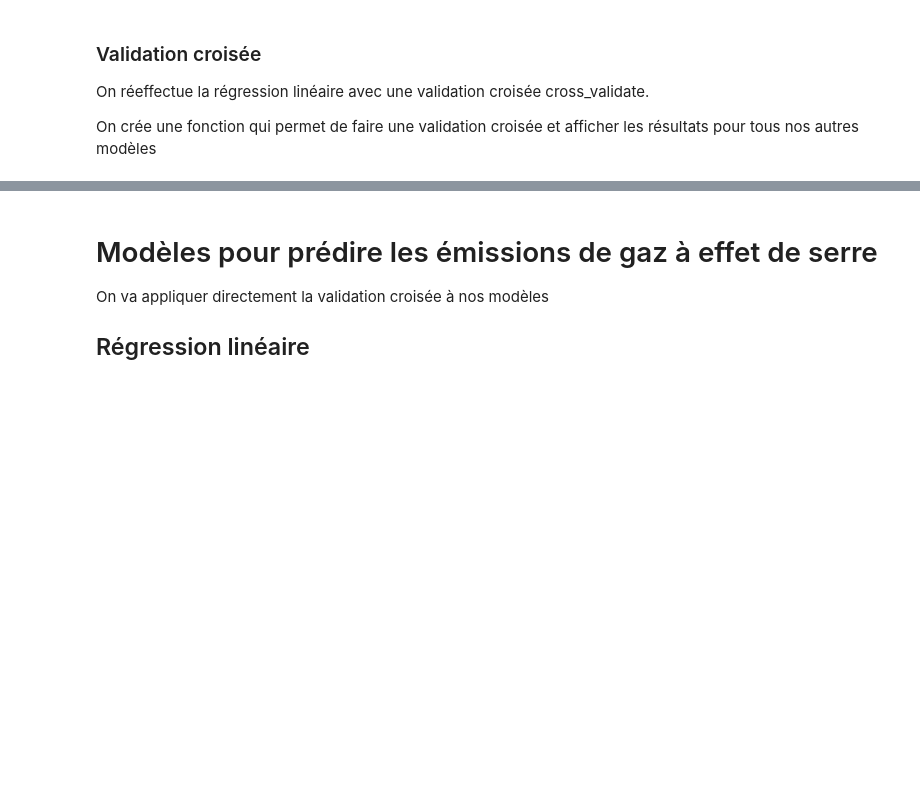
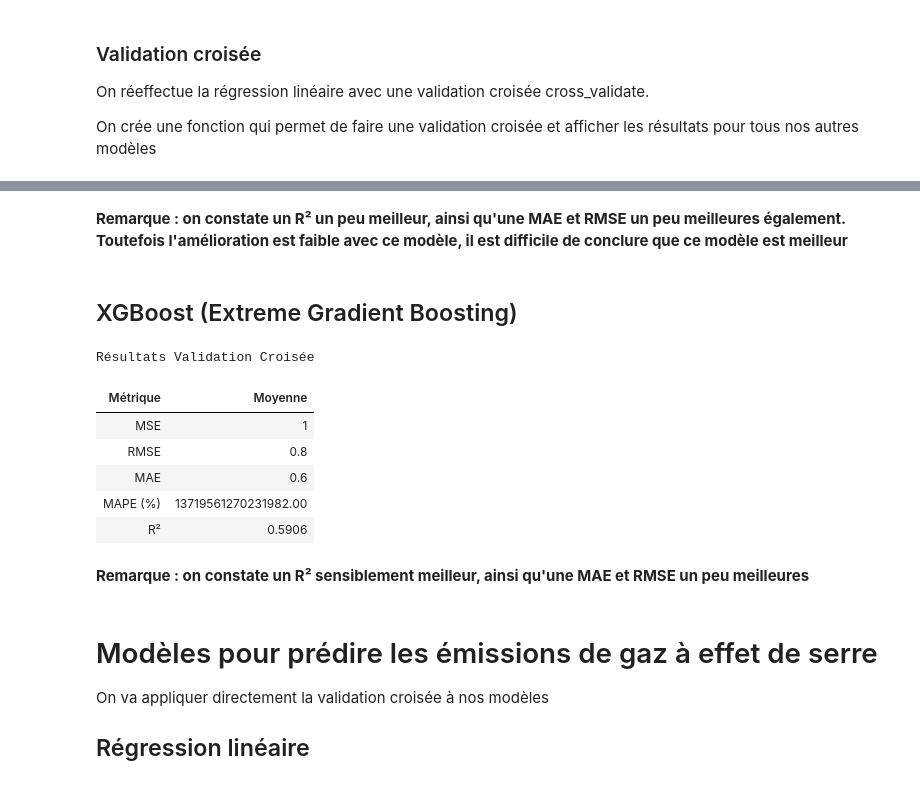
Before and after one commit to mgonzalez117/ai-engineer, a Jupyter notebook: p3/mission/4+5+6_models.ipynb, the cells around one changed output, grey strips where cells are left out. Drawn from its saved outputs; the diff is of its cells as text; code cells hidden in the pictures; blank space fills up the shorter version.

```diff
--- a/p3/mission/4+5+6_models.ipynb
+++ b/p3/mission/4+5+6_models.ipynb
@@ -172,3 +184,25 @@ Résultats Validation Croisée
+# %% [markdown]
+**Remarque : on constate un R² un peu meilleur, ainsi qu'une MAE et RMSE un peu meilleures également. Toutefois l'amélioration est faible avec ce modèle, il est difficile de conclure que ce modèle est meilleur**
+# %% [markdown]
+## XGBoost (Extreme Gradient Boosting)
+# %%
+from sklearn.ensemble import GradientBoostingRegressor
+from sklearn.metrics import mean_squared_error, mean_absolute_error, r2_score
+import numpy as np
+
+reg = GradientBoostingRegressor(n_estimators=100, random_state=random_state)
+
+cross_validate_and_print_results(reg, X, y)
+# %% [output]
+Résultats Validation Croisée
+| Métrique | Moyenne |
+| MSE | 1 |
+| RMSE | 0.8 |
+| MAE | 0.6 |
+| MAPE (%) | 13719561270231982.00 |
+| R² | 0.5906 |
+# %% [markdown]
+**Remarque : on constate un R² sensiblement meilleur, ainsi qu'une MAE et RMSE un peu meilleures**
 # %% [markdown]
 # Modèles pour prédire les émissions de gaz à effet de serre
 
```
Also changed, not shown: parts of 6 cells of this notebook.
